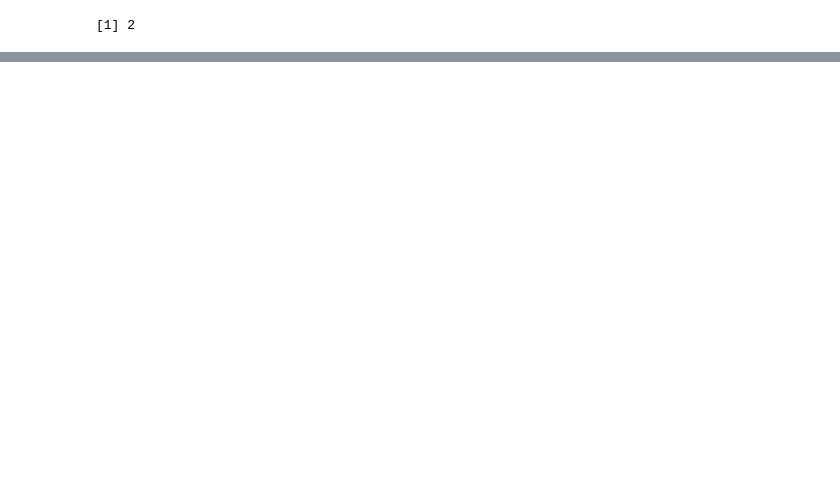
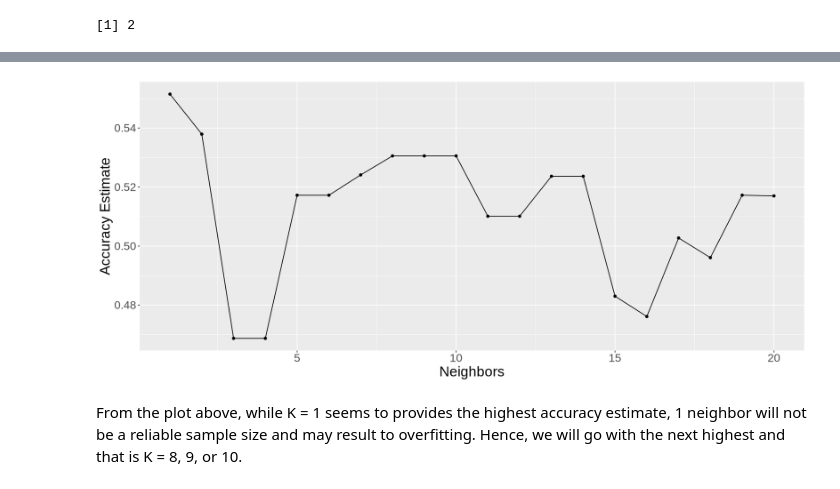
Before and after one commit to terrayyyy/ray_ds_project, a Jupyter notebook: minecraft_draft.ipynb, the cells around one changed output, grey strips where cells are left out. Saved outputs shown, nothing was run; the diff lists cells and outputs as text; code cells hidden in the pictures; blank space fills up the shorter version.

```diff
--- a/minecraft_draft.ipynb
+++ b/minecraft_draft.ipynb
@@ -109,0 +148,31 @@ Now we have a clearer view of the data, but it is still hard to see if there is
+# %%
+set.seed(1313)
+
+players_vfold <- vfold_cv(players_train, v = 5, strata = subscribe)
+# %%
+knn_spec <- nearest_neighbor(weight_func = "rectangular", neighbors = tune()) |>
+  set_engine("kknn") |>
+  set_mode("classification")
+# %%
+gridvals <- tibble(neighbors = seq(1, 20))
+# %%
+set.seed(1313)
+
+knn_results <- workflow() |>
+  add_recipe(players_recipe) |>
+  add_model(knn_spec) |>
+  tune_grid(resamples = players_vfold, grid = gridvals) |>
+  collect_metrics() |>
+  filter(.metric == "accuracy")
+# %%
+cross_val_plot <- knn_results |>
+    ggplot(aes(x = neighbors, y = mean)) +
+    geom_point() +
+    geom_line() +
+    labs(x = "Neighbors", y = "Accuracy Estimate") +
+    theme(text = element_text(size = 20))
+cross_val_plot
+# %% [output]
+[figure, added]
+# %% [markdown]
+From the plot above, while K = 1 seems to provides the highest accuracy estimate, 1 neighbor will not be a reliable sample size and may result to overfitting. Hence, we will go with the next highest and that is K = 8, 9, or 10.
```
Also changed, not shown: parts of 18 cells of this notebook.
